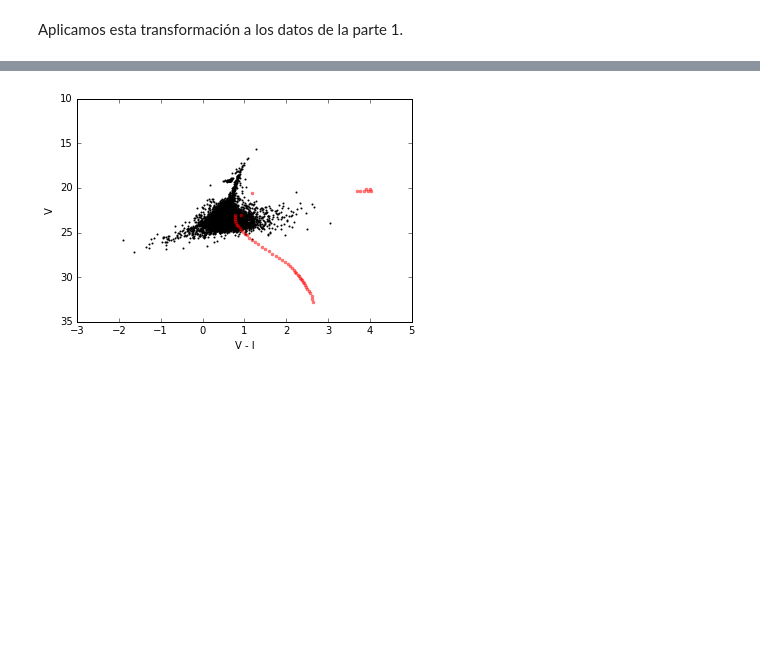
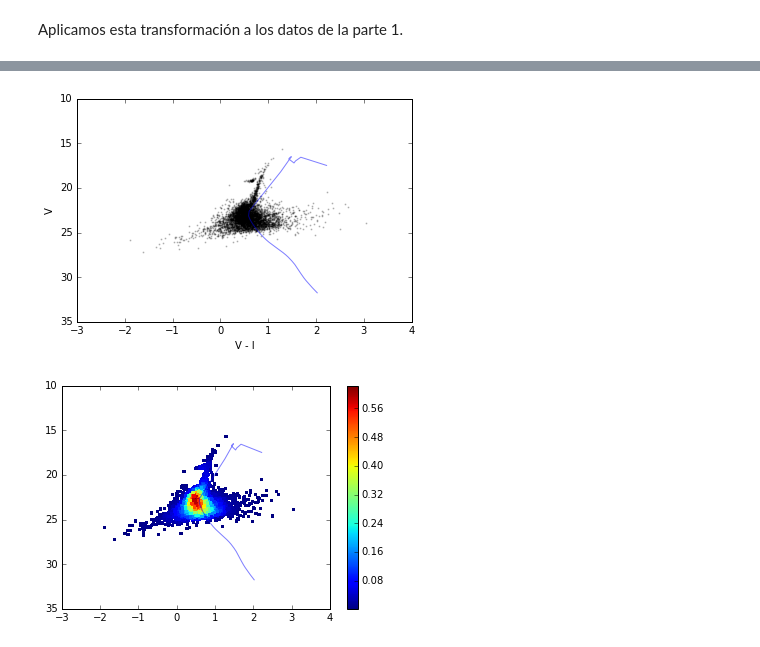
Before and after one commit to cjsantander/AST0421, a Jupyter notebook: Tarea2_Parte2/Tarea1_Parte2.ipynb, the cells around one changed output, grey strips where cells are left out. Saved outputs shown, nothing was run; the diff lists cells and outputs as text; code cells hidden in the pictures; blank space fills up the shorter version.

```diff
--- a/Tarea2_Parte2/Tarea1_Parte2.ipynb
+++ b/Tarea2_Parte2/Tarea1_Parte2.ipynb
@@ -91,26 +93,42 @@ Buscamos una isócrona para NGC 121, que tiene una edad de [10.5 Gyr](http://iop
 # %%
 from isochrones.dartmouth import Dartmouth_Isochrone
 import numpy as np
+
+# Parámetros
+age = np.log10(11.8*(10**9))
+distance = 60000
+fe_h = -1.5
+a_v = [0.101, 0.056]
+
 isochrone = Dartmouth_Isochrone(['V','I'])
-age = np.log10(10.5*(10**9))
-distance = 61000
-a_v = [0.101, 0.056]
-model = isochrone.isochrone(age)
-mod = 5*np.log10(distance/10)
+
+model = isochrone.isochrone(age, fe_h, distance=distance, AV=a_v[0])
+
+model_y = model.V_mag
+model_x = model.V_mag - model.I_mag
 
 
-model_y = model.V_mag + mod+a_v[0]
-model_x = model.V_mag - model.I_mag + a_v[0] - a_v[1]
-
-
-plt.plot(model_x, model_y,'r.',alpha=0.5)
+plt.plot(model_x, model_y, alpha=0.5)
 
 axes = plt.gca()
 axes.invert_yaxis()
 plt.xlabel('V - I')
 plt.ylabel('V')
 
-plt.scatter(x, y, marker='o', c='Black', s=1)
+plt.scatter(x, y, marker='o', c='Black', s=1, alpha=0.2)
 plt.show()
+
+
+xy = np.vstack([x,y])
+z = gaussian_kde(xy)(xy)
+
+fig, ax = plt.subplots()
+im = ax.scatter(x, y, c=z, s=10, marker='s', edgecolor='')
+axes = plt.gca()
+fig.colorbar(im)
+axes.invert_yaxis()
+plt.plot(model_x, model_y, alpha=0.5)
+plt.show()
 # %% [output]
-[figure, old version]
+[figure, new version]
+[figure, added]
```
Also changed, not shown: parts of 4 cells of this notebook.
